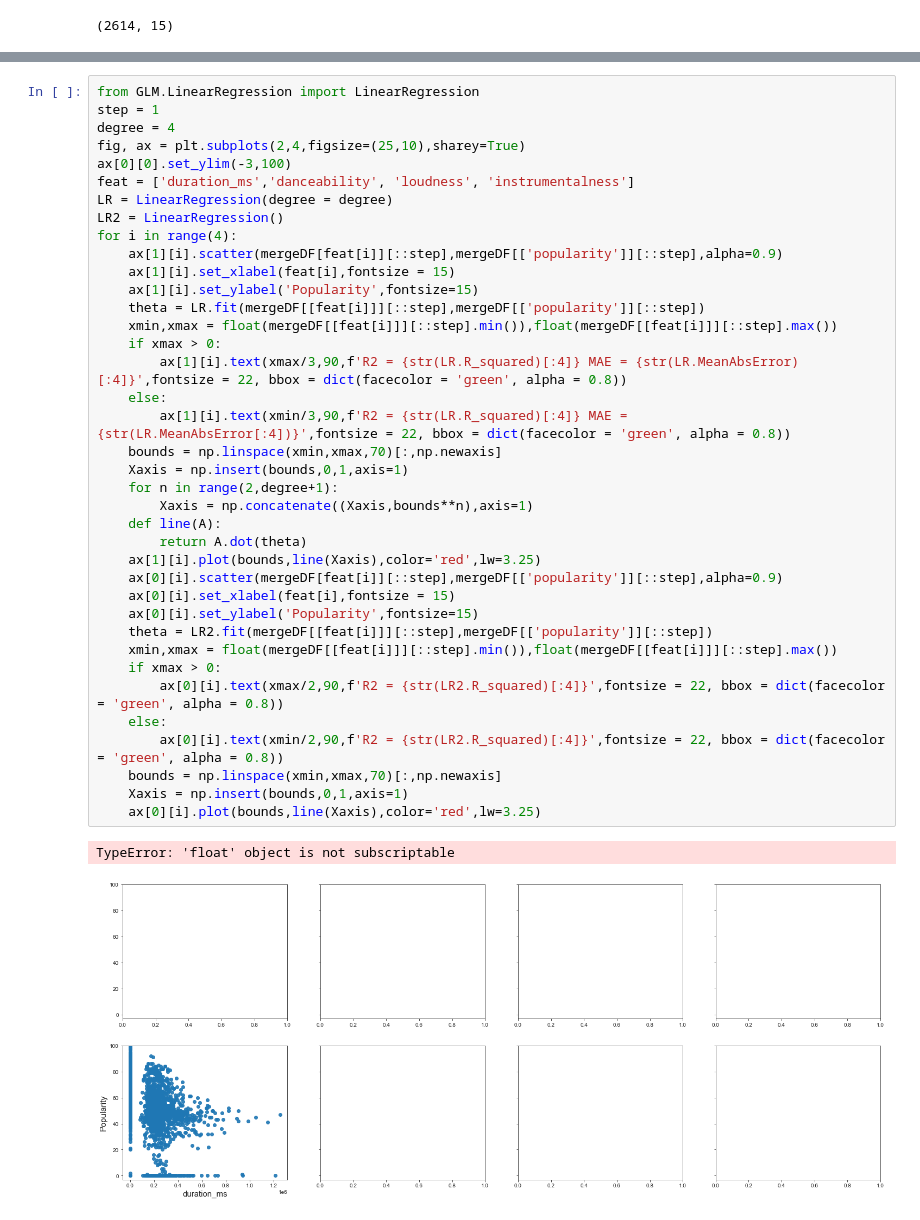
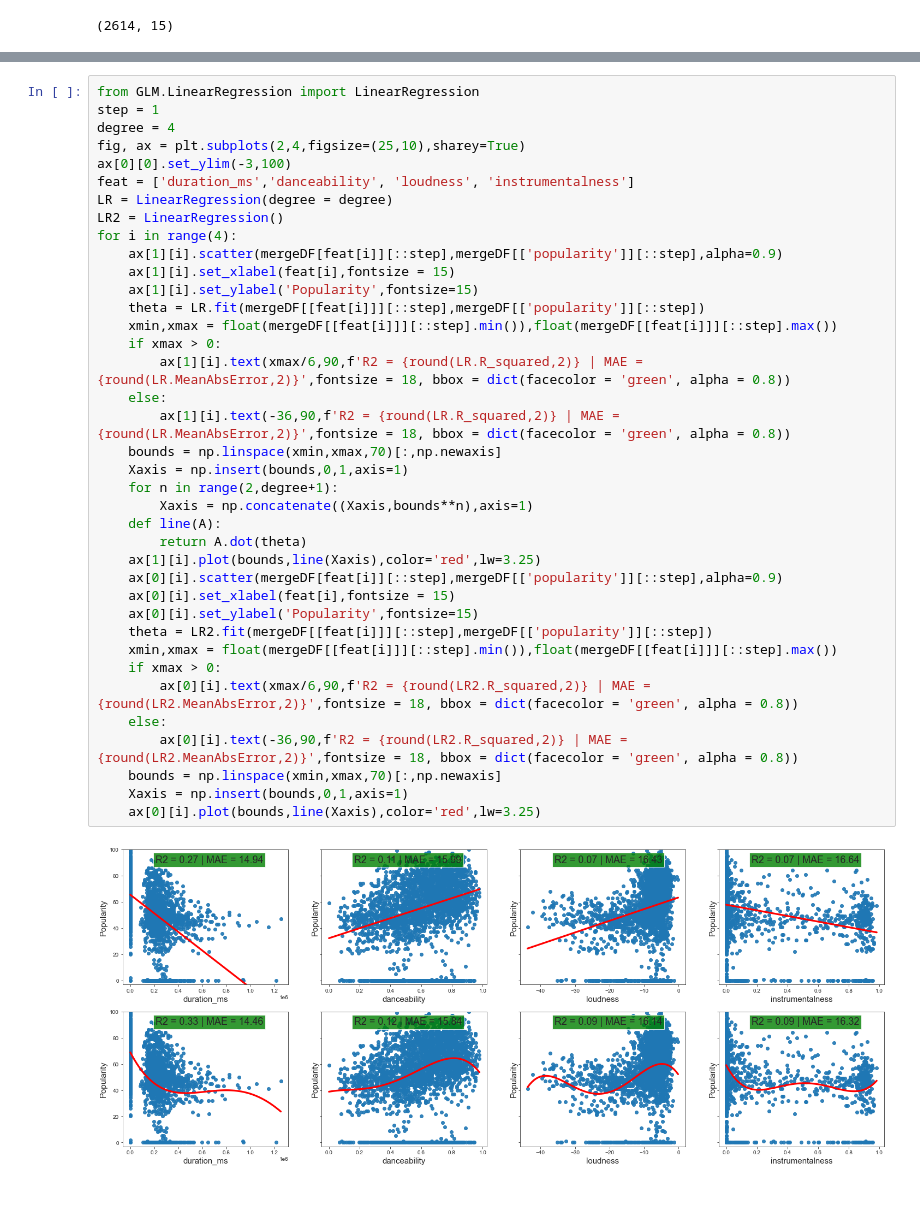
Before and after one commit to Benjamin-Barda/spotyCARLO, a Jupyter notebook: PacosPart.ipynb, the cells around one changed output, grey strips where cells are left out. Saved outputs shown, nothing was run; the diff lists cells and outputs as text.

```diff
--- a/PacosPart.ipynb
+++ b/PacosPart.ipynb
@@ -150,36 +150,35 @@ fig, ax = plt.subplots(2,4,figsize=(25,10),sharey=True)
 ax[0][0].set_ylim(-3,100)
 feat = ['duration_ms','danceability', 'loudness', 'instrumentalness']
 LR = LinearRegression(degree = degree)
 LR2 = LinearRegression()
 for i in range(4):
     ax[1][i].scatter(mergeDF[feat[i]][::step],mergeDF[['popularity']][::step],alpha=0.9)
     ax[1][i].set_xlabel(feat[i],fontsize = 15)
     ax[1][i].set_ylabel('Popularity',fontsize=15)
     theta = LR.fit(mergeDF[[feat[i]]][::step],mergeDF[['popularity']][::step])
     xmin,xmax = float(mergeDF[[feat[i]]][::step].min()),float(mergeDF[[feat[i]]][::step].max())
     if xmax > 0:
-        ax[1][i].text(xmax/3,90,f'R2 = {str(LR.R_squared)[:4]} MAE = {str(LR.MeanAbsError)[:4]}',fontsize = 22, bbox = dict(facecolor = 'green', alpha = 0.8))
+        ax[1][i].text(xmax/6,90,f'R2 = {round(LR.R_squared,2)} | MAE = {round(LR.MeanAbsError,2)}',fontsize = 18, bbox = dict(facecolor = 'green', alpha = 0.8))
     else:
-        ax[1][i].text(xmin/3,90,f'R2 = {str(LR.R_squared)[:4]} MAE = {str(LR.MeanAbsError[:4])}',fontsize = 22, bbox = dict(facecolor = 'green', alpha = 0.8))
+        ax[1][i].text(-36,90,f'R2 = {round(LR.R_squared,2)} | MAE = {round(LR.MeanAbsError,2)}',fontsize = 18, bbox = dict(facecolor = 'green', alpha = 0.8))
     bounds = np.linspace(xmin,xmax,70)[:,np.newaxis]
     Xaxis = np.insert(bounds,0,1,axis=1)
     for n in range(2,degree+1):
         Xaxis = np.concatenate((Xaxis,bounds**n),axis=1)
     def line(A):
         return A.dot(theta)
     ax[1][i].plot(bounds,line(Xaxis),color='red',lw=3.25)
     ax[0][i].scatter(mergeDF[feat[i]][::step],mergeDF[['popularity']][::step],alpha=0.9)
     ax[0][i].set_xlabel(feat[i],fontsize = 15)
     ax[0][i].set_ylabel('Popularity',fontsize=15)
     theta = LR2.fit(mergeDF[[feat[i]]][::step],mergeDF[['popularity']][::step])
     xmin,xmax = float(mergeDF[[feat[i]]][::step].min()),float(mergeDF[[feat[i]]][::step].max())
     if xmax > 0:
-        ax[0][i].text(xmax/2,90,f'R2 = {str(LR2.R_squared)[:4]}',fontsize = 22, bbox = dict(facecolor = 'green', alpha = 0.8))
+        ax[0][i].text(xmax/6,90,f'R2 = {round(LR2.R_squared,2)} | MAE = {round(LR2.MeanAbsError,2)}',fontsize = 18, bbox = dict(facecolor = 'green', alpha = 0.8))
     else:
-        ax[0][i].text(xmin/2,90,f'R2 = {str(LR2.R_squared)[:4]}',fontsize = 22, bbox = dict(facecolor = 'green', alpha = 0.8))
+        ax[0][i].text(-36,90,f'R2 = {round(LR2.R_squared,2)} | MAE = {round(LR2.MeanAbsError,2)}',fontsize = 18, bbox = dict(facecolor = 'green', alpha = 0.8))
     bounds = np.linspace(xmin,xmax,70)[:,np.newaxis]
     Xaxis = np.insert(bounds,0,1,axis=1)
     ax[0][i].plot(bounds,line(Xaxis),color='red',lw=3.25)
 # %% [output]
-TypeError: 'float' object is not subscriptable
-[figure, old version]
+[figure, new version]
```
Also changed, not shown: parts of 13 cells of this notebook, 3 other files.
